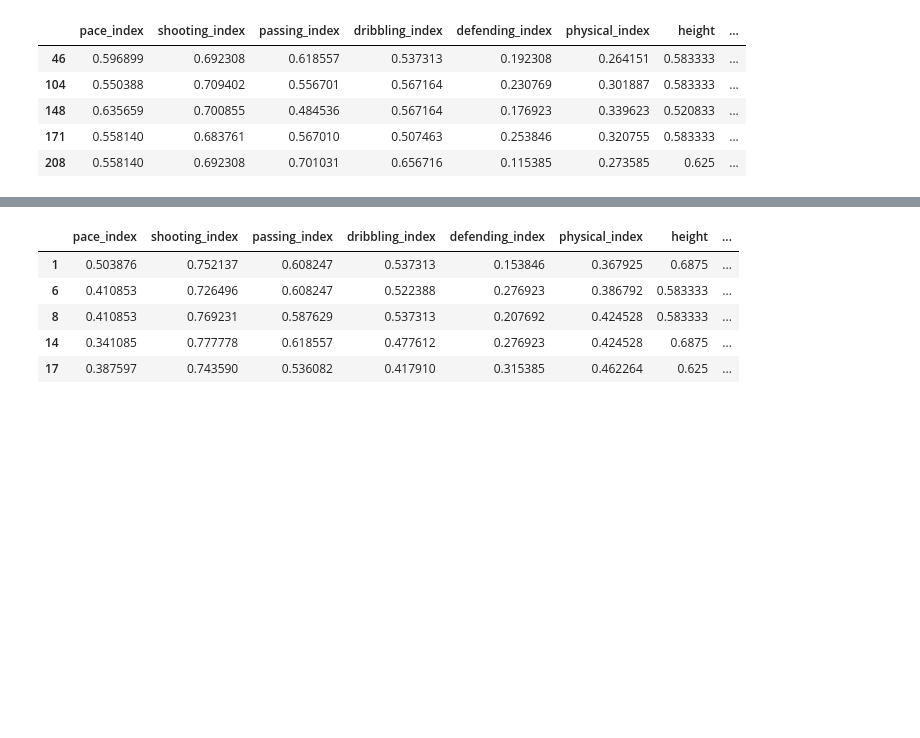
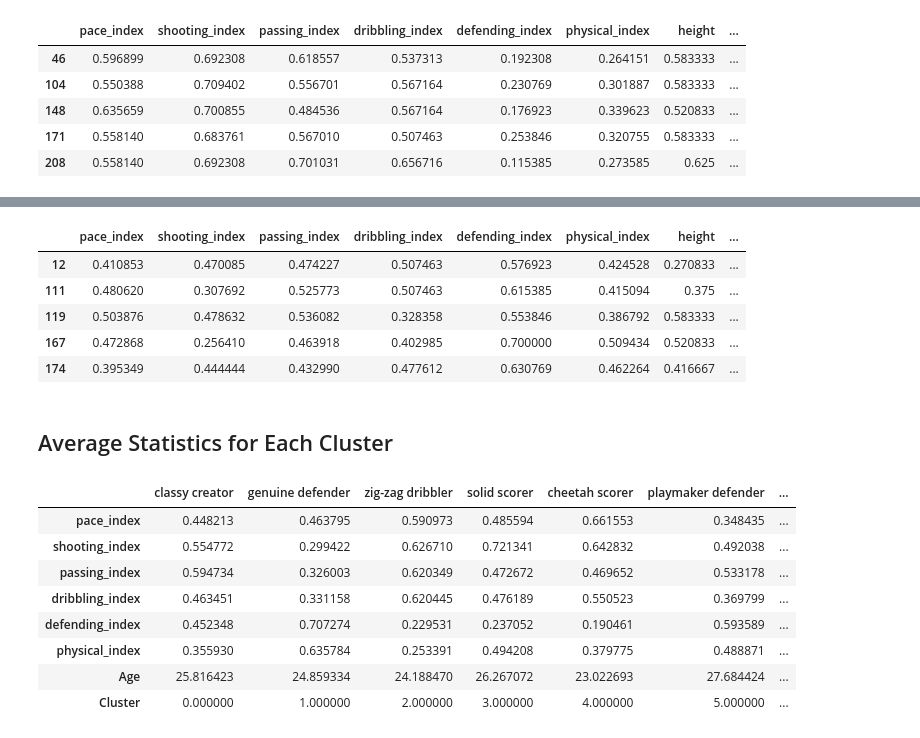
Before and after one commit to emredogan7/soccer-player-archetype-clustering, a Jupyter notebook: main.ipynb, the cells around one changed output, grey strips where cells are left out. Saved outputs shown, nothing was run; the diff lists cells and outputs as text; code cells hidden in the pictures; blank space fills up the shorter version.

```diff
--- a/main.ipynb
+++ b/main.ipynb
@@ -166,7 +166,7 @@ Two options are presented to scale the data attributes:
 # %%
 def rescale_df(df, option = 0):
     """
-    set option to 0 for normalization
+    set option to 0 for min-max normalization
     set option to 1 for standardization
     """
     if option == 0:
@@ -400,8 +404,29 @@ show_cluster_samples(rescaled_data, 5, 5)
 show_cluster_samples(rescaled_data, 6, 5)
 # %% [output]
 |  | pace_index | shooting_index | passing_index | dribbling_index | defending_index | physical_index | height | ... |
-| 1 | 0.503876 | 0.752137 | 0.608247 | 0.537313 | 0.153846 | 0.367925 | 0.6875 | ... |
-| 6 | 0.410853 | 0.726496 | 0.608247 | 0.522388 | 0.276923 | 0.386792 | 0.583333 | ... |
-| 8 | 0.410853 | 0.769231 | 0.587629 | 0.537313 | 0.207692 | 0.424528 | 0.583333 | ... |
-| 14 | 0.341085 | 0.777778 | 0.618557 | 0.477612 | 0.276923 | 0.424528 | 0.6875 | ... |
-| 17 | 0.387597 | 0.743590 | 0.536082 | 0.417910 | 0.315385 | 0.462264 | 0.625 | ... |
+| 12 | 0.410853 | 0.470085 | 0.474227 | 0.507463 | 0.576923 | 0.424528 | 0.270833 | ... |
+| 111 | 0.480620 | 0.307692 | 0.525773 | 0.507463 | 0.615385 | 0.415094 | 0.375 | ... |
+| 119 | 0.503876 | 0.478632 | 0.536082 | 0.328358 | 0.553846 | 0.386792 | 0.583333 | ... |
+| 167 | 0.472868 | 0.256410 | 0.463918 | 0.402985 | 0.700000 | 0.509434 | 0.520833 | ... |
+| 174 | 0.395349 | 0.444444 | 0.432990 | 0.477612 | 0.630769 | 0.462264 | 0.416667 | ... |
+# %% [markdown]
+## Average Statistics for Each Cluster
+# %%
+rescaled_data_mean_stats = pd.DataFrame()
+nicknames = ['classy creator', 'genuine defender', 'zig-zag dribbler',
+             'solid scorer', 'cheetah scorer', 'playmaker defender', 'fast defender']
+# %%
+for cl_no in range(number_of_clusters):
+    rescaled_data_mean_stats[nicknames[cl_no]] = rescaled_data[rescaled_data['Cluster']==cl_no].describe().loc['mean',:]
+# %%
+rescaled_data_mean_stats
+# %% [output]
+|  | classy creator | genuine defender | zig-zag dribbler | solid scorer | cheetah scorer | playmaker defender | ... |
+| pace_index | 0.448213 | 0.463795 | 0.590973 | 0.485594 | 0.661553 | 0.348435 | ... |
+| shooting_index | 0.554772 | 0.299422 | 0.626710 | 0.721341 | 0.642832 | 0.492038 | ... |
+| passing_index | 0.594734 | 0.326003 | 0.620349 | 0.472672 | 0.469652 | 0.533178 | ... |
+| dribbling_index | 0.463451 | 0.331158 | 0.620445 | 0.476189 | 0.550523 | 0.369799 | ... |
+| defending_index | 0.452348 | 0.707274 | 0.229531 | 0.237052 | 0.190461 | 0.593589 | ... |
+| physical_index | 0.355930 | 0.635784 | 0.253391 | 0.494208 | 0.379775 | 0.488871 | ... |
+| Age | 25.816423 | 24.859334 | 24.188470 | 26.267072 | 23.022693 | 27.684424 | ... |
+| Cluster | 0.000000 | 1.000000 | 2.000000 | 3.000000 | 4.000000 | 5.000000 | ... |
```
Also changed, not shown: parts of 20 cells of this notebook.
